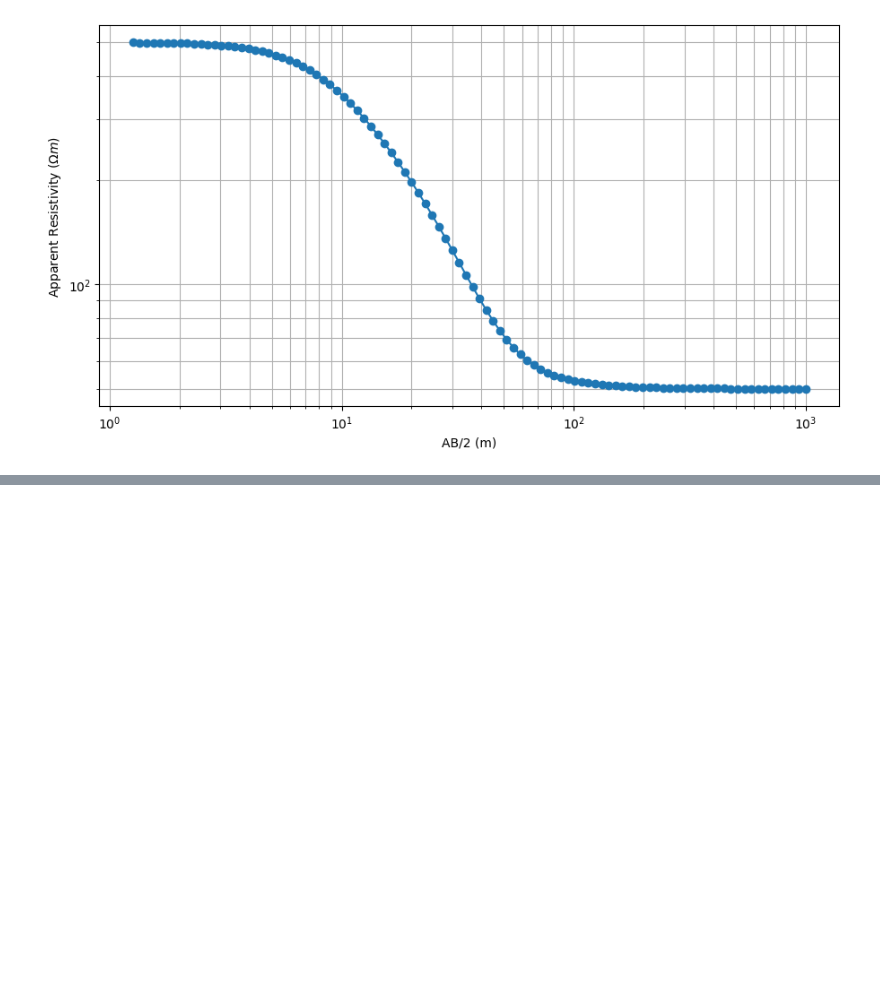
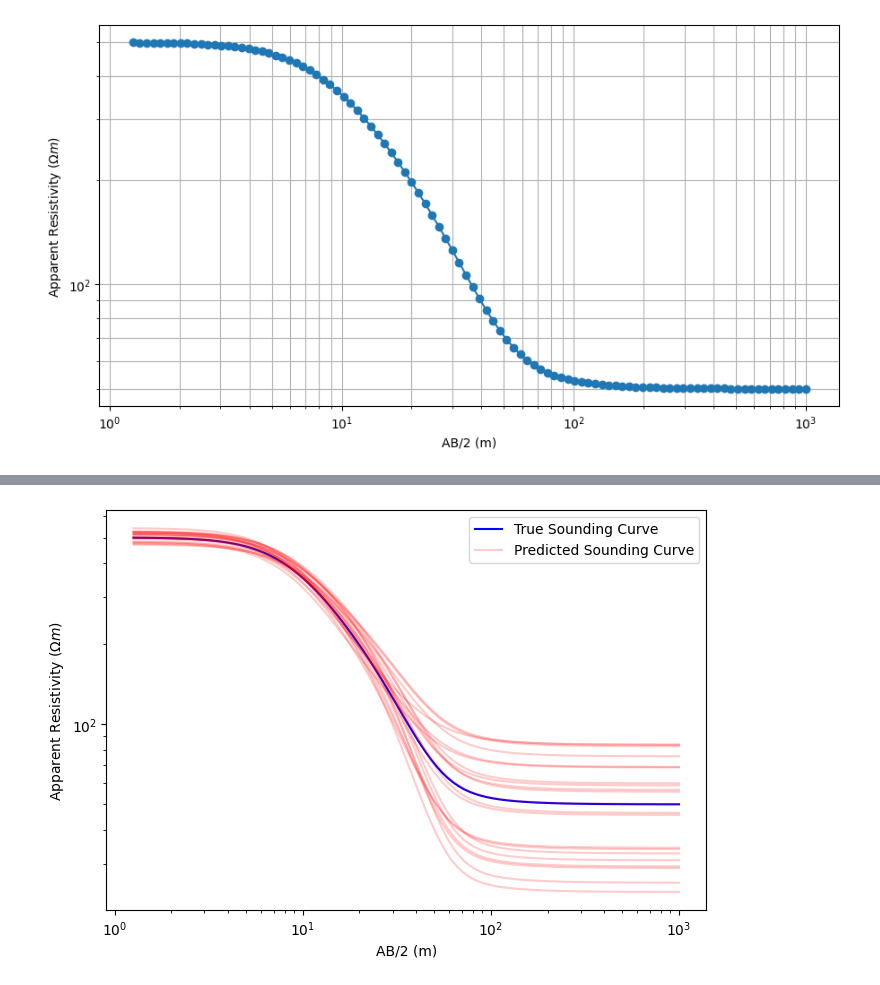
Before and after one commit to mdeppner/ves_modeling, a Jupyter notebook: notebooks/forward.ipynb, the cells around one changed output, grey strips where cells are left out. Saved outputs shown, nothing was run; the diff lists cells and outputs as text; code cells hidden in the pictures; blank space fills up the shorter version.

```diff
--- a/notebooks/forward.ipynb
+++ b/notebooks/forward.ipynb
@@ -330,8 +332,8 @@ ax1 = fig.add_axes([0.2, 0.1, 0.6, 0.8])
 ax1.loglog(electrode_separations, dpred, "b")
 
 for i in range(10):
-    test = posterior_samples[i]
-    app_res = dc_forward(np.array(test))
+    posterior_sample = posterior_samples[i]
+    app_res = dc_forward(np.array(posterior_sample))
     ax1.loglog(electrode_separations, app_res, "r")
 
 ax1.set_xlabel("AB/2 (m)")
@@ -422,3 +432,3 @@ density_estimator = inference.train()
 # %%
 posterior = inference.build_posterior(density_estimator)
-posterior_samples = posterior.sample((100000,), x=dpred)
+posterior_samples = posterior.sample((100000,), x=dpred_100)
@@ -428,15 +443,28 @@ _ = analysis.pairplot(posterior_samples, points=torch.tensor([500, 200, 50]), fi
 # %%
 # Plot individual sounding curves from the derived posterior samples
 fig = plt.figure(figsize=(10, 5))
 ax1 = fig.add_axes([0.2, 0.1, 0.6, 0.8])
-ax1.loglog(electrode_separations, dpred, "b")
+ax1.loglog(electrode_separations, dpred_100, "b")
 
-for i in range(10):
-    test = posterior_samples[i]
-    app_res = dc_forward(np.array(test))
-    ax1.loglog(electrode_separations, app_res, "r")
+num_good_samples = 0
+apparent_resistivities = []
+while num_good_samples <= 20:
+    i = np.random.randint(100000)
+    posterior_sample = posterior_samples[i]
+    first_res = posterior_sample[0]
+    second_res = posterior_sample[1]
+    third_res = posterior_sample[2]
+    if(450 <= first_res <= 550
+        and 150 <= second_res <= 250
+        and 10 <= third_res <= 100):
+        num_good_samples += 1
+        app_res = dc_forward_resistivities(np.array(posterior_sample))
+        apparent_resistivities.append(app_res)
+        ax1.loglog(electrode_separations, app_res, "r", alpha=0.2)
 
 ax1.set_xlabel("AB/2 (m)")
 ax1.set_ylabel(r"Apparent Resistivity ($\Omega m$)")
 ax1.legend(["True Sounding Curve", "Predicted Sounding Curve"])
 plt.show()
+# %% [output]
+[figure, added]
```
Also changed, not shown: parts of 7 cells of this notebook, 1 other file.
